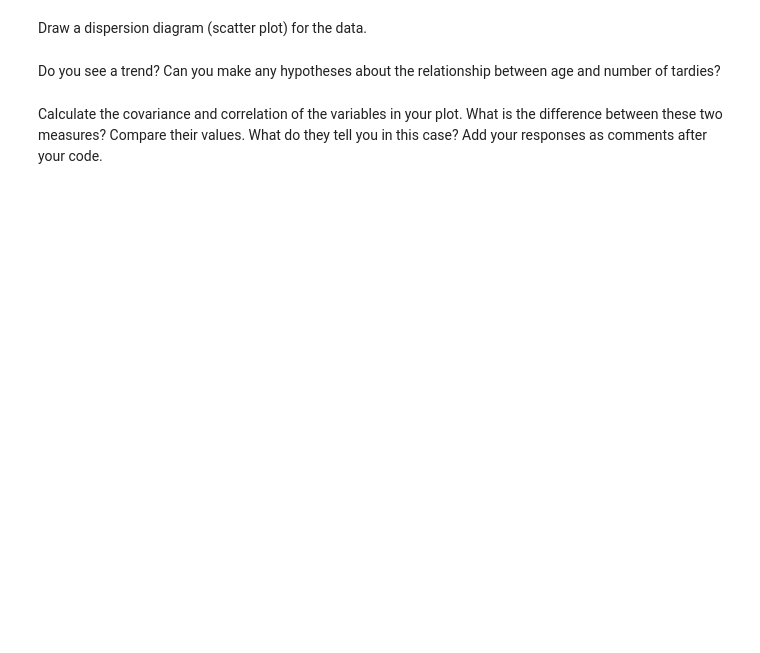
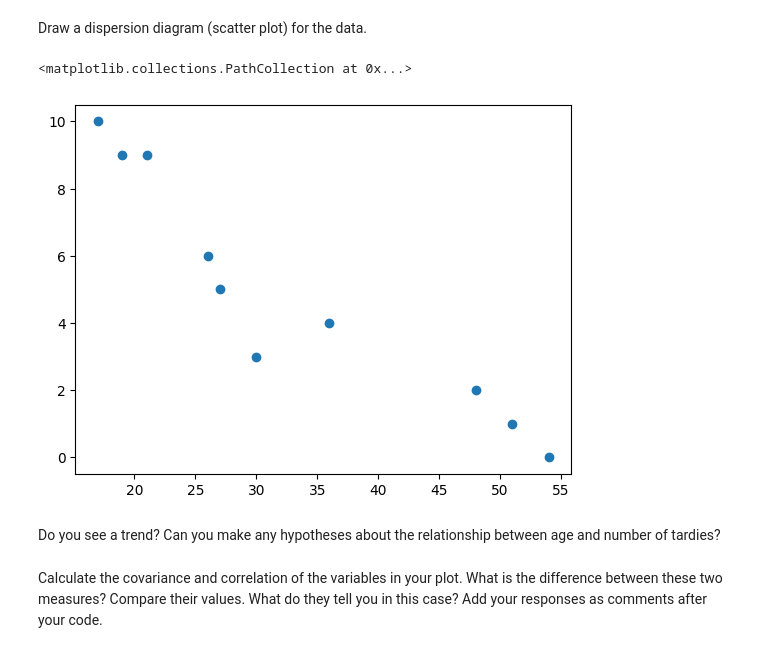
Before and after one commit to Ironhack-Data-Madrid-Abril-2023/7.3-lab_regression_analysis, a Jupyter notebook: your-code.ipynb, the cells around one changed output. Saved outputs shown, nothing was run; the diff lists cells and outputs as text; code cells hidden in the pictures; blank space fills up the shorter version.

```diff
--- a/your-code.ipynb
+++ b/your-code.ipynb
@@ -33,0 +38,2 @@ dfkñoj
+# %%
+data = pd.DataFrame({'Age': [17,51,27,21,36,48,19,26,54,30], 'Tardies': [10,1,5,9,4,2,9,6,0,3]})
@@ -35,5 +55,9 @@ dfkñoj
 Draw a dispersion diagram (scatter plot) for the data.
 # %%
 # Your code here.
+plt.scatter(data["Age"], data["Tardies"])
+# %% [output]
+<matplotlib.collections.PathCollection at 0x...>
+[figure, added]
 # %% [markdown]
 Do you see a trend? Can you make any hypotheses about the relationship between age and number of tardies?
```
Also changed, not shown: parts of 21 cells of this notebook.
